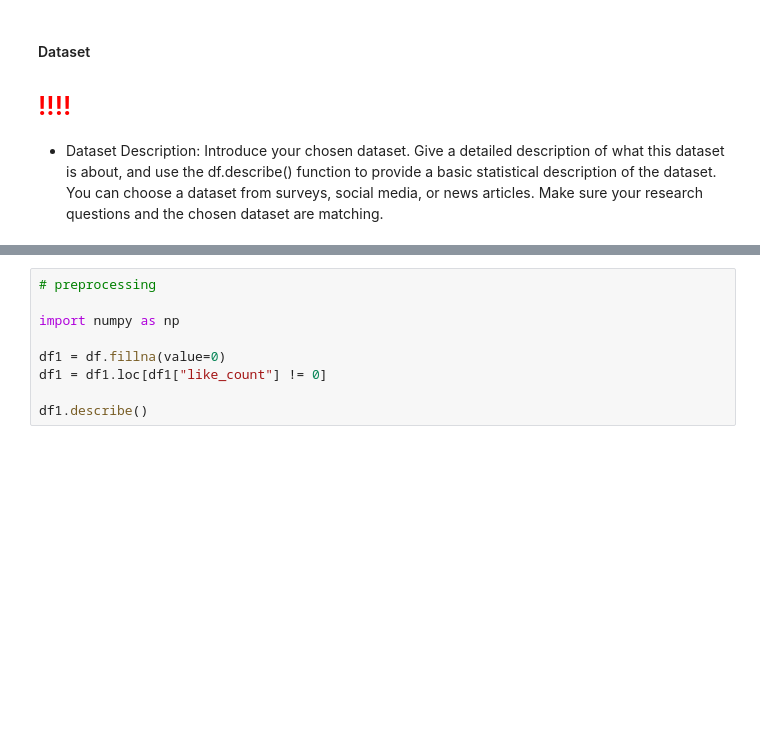
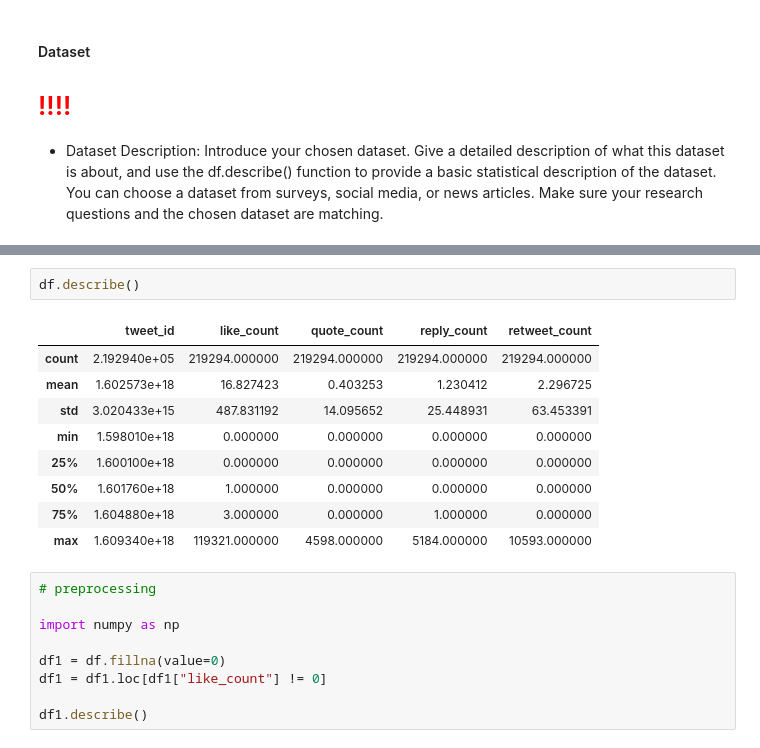
Before and after one commit to ReproTeach/final-project-lc_sa_sm_team, a Jupyter notebook: project_draft.ipynb, the cells around one changed output, grey strips where cells are left out. Saved outputs shown, nothing was run; the diff lists cells and outputs as text; blank space fills up the shorter version.

```diff
--- a/project_draft.ipynb
+++ b/project_draft.ipynb
@@ -40,6 +40,18 @@ df.head()
 | 2 | 1.598010e+18 | 2022-11-30 18:02:58+00:00 | 2 | 0 | 0 | 1 | ChatGPT: Optimizing Language Mode... | NaN | ... |
 | 3 | 1.598020e+18 | 2022-11-30 18:05:58+00:00 | 561 | 8 | 25 | 66 | THRILLED to share that ChatGPT, o... | NaN | ... |
 | 4 | 1.598020e+18 | 2022-11-30 18:06:01+00:00 | 1 | 0 | 0 | 0 | As of 2 minutes ago, @OpenAI rele... | NaN | ... |
+# %%
+df.describe()
+# %% [output]
+|  | tweet_id | like_count | quote_count | reply_count | retweet_count |
+| count | 2.192940e+05 | 219294.000000 | 219294.000000 | 219294.000000 | 219294.000000 |
+| mean | 1.602573e+18 | 16.827423 | 0.403253 | 1.230412 | 2.296725 |
+| std | 3.020433e+15 | 487.831192 | 14.095652 | 25.448931 | 63.453391 |
+| min | 1.598010e+18 | 0.000000 | 0.000000 | 0.000000 | 0.000000 |
+| 25% | 1.600100e+18 | 0.000000 | 0.000000 | 0.000000 | 0.000000 |
+| 50% | 1.601760e+18 | 1.000000 | 0.000000 | 0.000000 | 0.000000 |
+| 75% | 1.604880e+18 | 3.000000 | 0.000000 | 1.000000 | 0.000000 |
+| max | 1.609340e+18 | 119321.000000 | 4598.000000 | 5184.000000 | 10593.000000 |
 # %%
 # preprocessing
 
```
Also changed, not shown: parts of 4 cells of this notebook.
